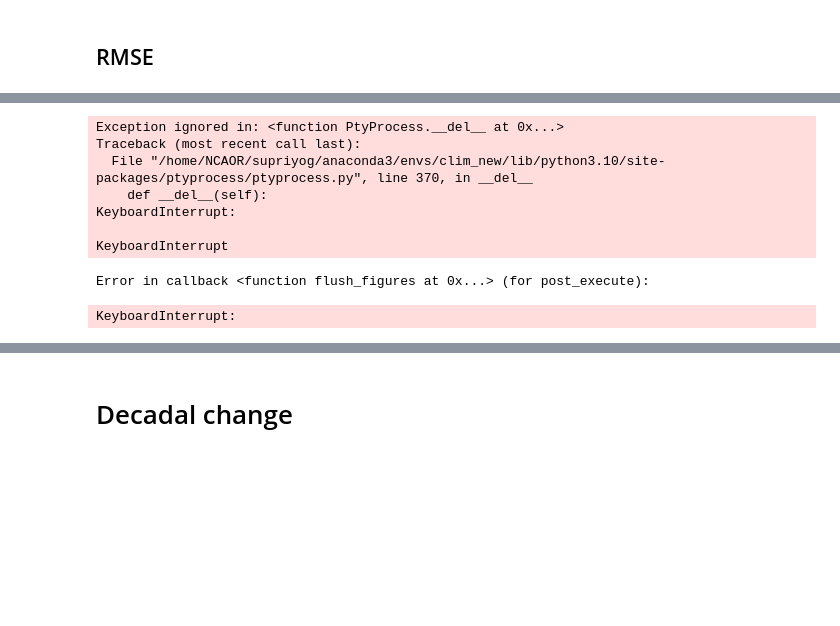
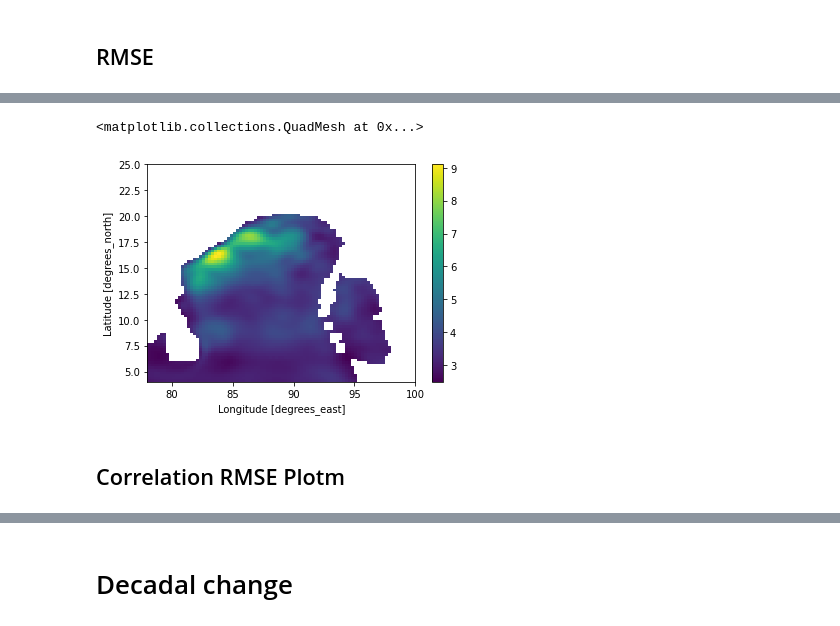
Before and after one commit to ghossh/BoB-Decadal-SLA, a Jupyter notebook: BoB_plots.ipynb, the cells around one changed output, grey strips where cells are left out. Drawn from its saved outputs; the diff is of its cells as text; code cells hidden in the pictures; blank space fills up the shorter version.

```diff
--- a/BoB_plots.ipynb
+++ b/BoB_plots.ipynb
@@ -339,5 +342,6 @@ plot(corr_altimter_LCSCR_old_low,'Correlation of BoB Altimeter\n Low and LCSCR(O
 ## RMSE
 # %%
 def rmse(obs, model):
-    return np.sqrt(((obs - model) ** 2).mean('time'))
+    dat=np.sqrt(((obs - model) ** 2).mean('time'))
+    return dat
 # %%
@@ -347,2 +349,3 @@ KeyboardInterrupt:
 # %%
-rmse(BoB_altimeter_low,BoB_LCSCR_low_inp)
+BoB_rmse_low=rmse(BoB_altimeter_low.sel(time=slice('01-01-2000','30-01-2019')),
+                  BoB_LCSCR_low_inp.sel(time=slice('01-01-2000','30-01-2019')))
@@ -375,29 +352,7 @@ p1_LCSCR.shape
-# %%
-fig, ax = plt.subplots(3, 1, sharex=True,figsize=(15,10))
-ax[0].plot(p3_alt.coords["time"], p3_alt)
-ax[0].plot(p3_LCSCR.coords["time"], p3_LCSCR)
-ax[0].plot(p3_LCSCR_old.coords["time"], p3_LCSCR_old)
-ax[0].set_title('latitude=(17,18),longitude=(86,87)',fontsize=20)
-ax[0].set_ylabel("SLA");
-ax[0].legend(['altimeter low','LCS NEW low','LCS OLD low']);
-
-ax[1].plot(p2_alt.coords["time"], p2_alt)
-ax[1].plot(p2_LCSCR.coords["time"], p2_LCSCR)
-ax[1].plot(p2_LCSCR_old.coords["time"], p2_LCSCR_old)
-ax[1].set_title('latitude=(14,15),longitude=(83,84)',fontsize=20)
-
-ax[2].plot(p1_alt.coords["time"], p1_alt)
-ax[2].plot(p1_LCSCR.coords["time"], p1_LCSCR)
-ax[2].plot(p1_LCSCR_old.coords["time"], p1_LCSCR_old)
-ax[2].set_title('latitude=(11,12),longitude=(83,84)',fontsize=20)
-plt.savefig('comp.jpg',dpi=130)
-# %% [output]
-Exception ignored in: <function PtyProcess.__del__ at 0x...>
-Traceback (most recent call last):
-  File "/home/NCAOR/supriyog/anaconda3/envs/clim_new/lib/python3.10/site-packages/ptyprocess/ptyprocess.py", line 370, in __del__
-    def __del__(self):
-KeyboardInterrupt:
-
-KeyboardInterrupt
-Error in callback <function flush_figures at 0x...> (for post_execute):
-KeyboardInterrupt:
+# %%
+BoB_rmse_low.plot()
+# %% [output]
+<matplotlib.collections.QuadMesh at 0x...>
+[figure, added]
+# %% [markdown]
+## Correlation RMSE Plotm
```
Also changed, not shown: parts of 35 cells of this notebook, 7 other files.
